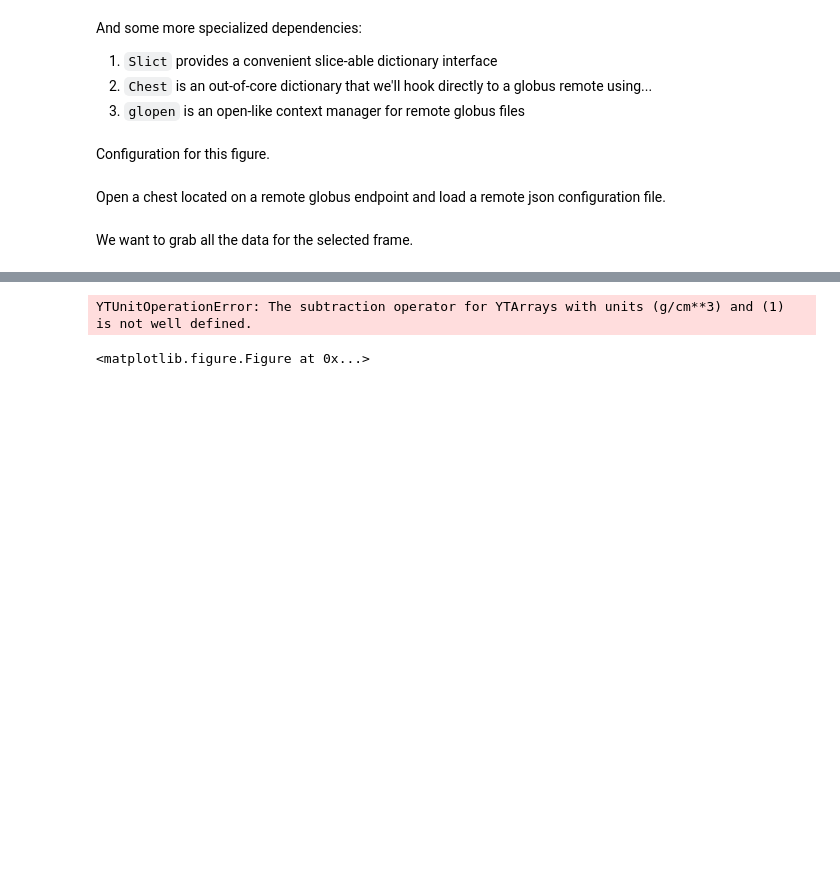
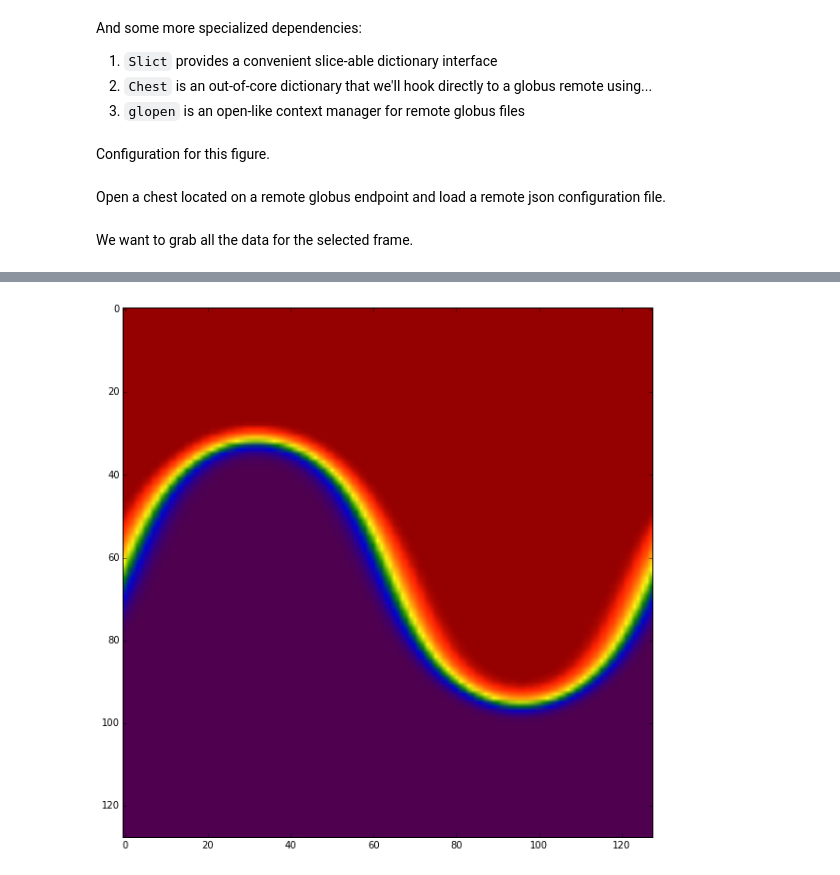
Before and after one commit to maxhutch/thesis-notebooks, a Jupyter notebook: Playing With yt.ipynb, the cells around one changed output, grey strips where cells are left out. Cells and saved outputs as stored; diff of their text form; code cells hidden in the pictures; blank space fills up the shorter version.

Commit message:
Fix for SlicePlot; still having issues with to_frb.

```diff
--- a/Playing With yt.ipynb
+++ b/Playing With yt.ipynb
@@ -89,6 +90,6 @@ yt : [INFO     ] 2015-05-11 10:59:34,938 Making a fixed resolution buffer of (('
 <yt.visualization.plot_window.AxisAlignedSlicePlot at 0x...>
 # %%
-sl = ds.slice("z", 0).to_frb((1., 'm'), (128,32*128), height=(32.,'m'))
-plt.imshow(sl['density'])
+sl = ds.slice("z", 0).to_frb((1., 'm'), (128,128), height=(32.,'m'))
+plt.imshow(sl['density'].d)
 plt.show()
 # %% [output]
@@ -96,5 +97,4 @@ yt : [INFO     ] 2015-05-11 10:59:36,591 Making a fixed resolution buffer of (de
-YTUnitOperationError: The subtraction operator for YTArrays with units (g/cm**3) and (1) is not well defined.
-<matplotlib.figure.Figure at 0x...>
+[figure, added]
 # %%
 plt.figure()
 plt.imshow(test[:,7000:7500,0].transpose())
```
Also changed, not shown: parts of 2 cells of this notebook.
